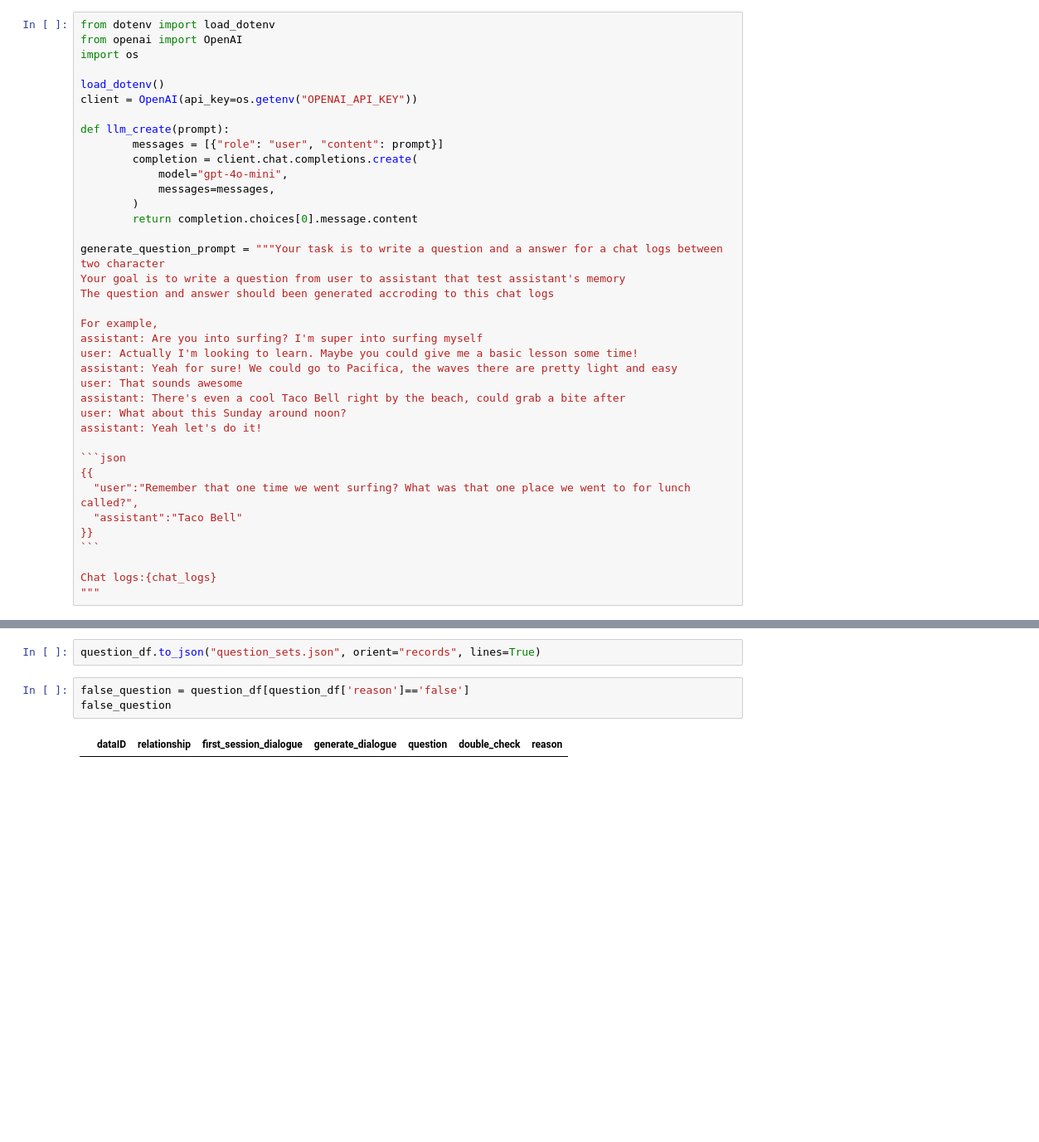
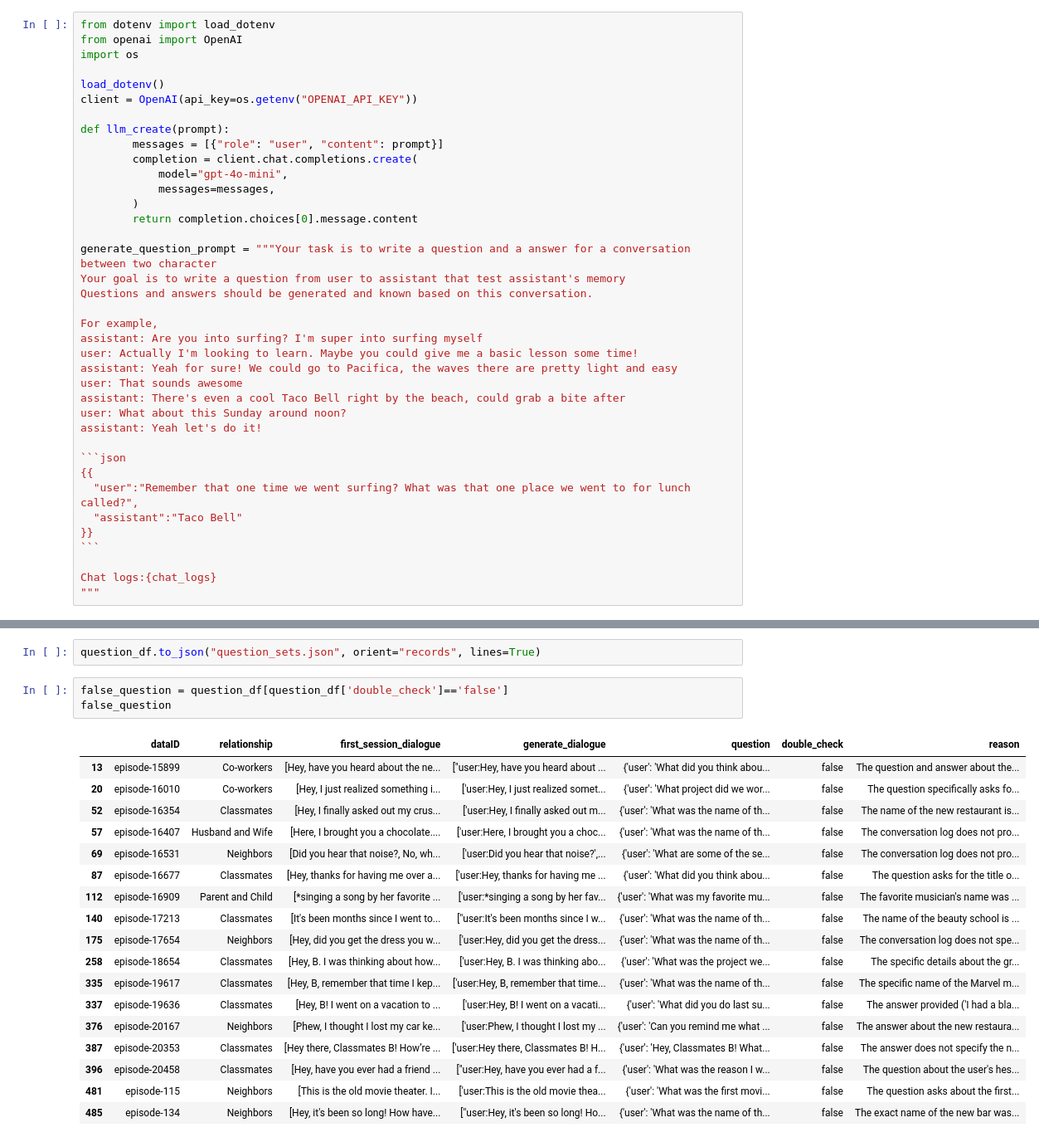
Before and after one commit to Intelligent-Systems-Lab/REMIND, a Jupyter notebook: datasets.ipynb, the cells around one changed output, grey strips where cells are left out. Shown at 83% size. Drawn from its saved outputs; the diff is of its cells as text; blank space fills up the shorter version.

```diff
--- a/datasets.ipynb
+++ b/datasets.ipynb
@@ -16,9 +16,9 @@ def llm_create(prompt):
         )
         return completion.choices[0].message.content
 
-generate_question_prompt = """Your task is to write a question and a answer for a chat logs between two character
+generate_question_prompt = """Your task is to write a question and a answer for a conversation between two character
 Your goal is to write a question from user to assistant that test assistant's memory
-The question and answer should been generated accroding to this chat logs
+Questions and answers should be generated and known based on this conversation.
 
 For example,
 assistant: Are you into surfing? I'm super into surfing myself
@@ -159,7 +159,24 @@ question_df.head()
 # %%
 question_df.to_json("question_sets.json", orient="records", lines=True)
 # %%
-false_question = question_df[question_df['reason']=='false']
+false_question = question_df[question_df['double_check']=='false']
 false_question
 # %% [output]
 |  | dataID | relationship | first_session_dialogue | generate_dialogue | question | double_check | reason |
+| 13 | episode-15899 | Co-workers | [Hey, have you heard about the ne... | ["user:Hey, have you heard about ... | {'user': 'What did you think abou... | false | The question and answer about the... |
+| 20 | episode-16010 | Co-workers | [Hey, I just realized something i... | ['user:Hey, I just realized somet... | {'user': 'What project did we wor... | false | The question specifically asks fo... |
+| 52 | episode-16354 | Classmates | [Hey, I finally asked out my crus... | ['user:Hey, I finally asked out m... | {'user': 'What was the name of th... | false | The name of the new restaurant is... |
+| 57 | episode-16407 | Husband and Wife | [Here, I brought you a chocolate.... | ['user:Here, I brought you a choc... | {'user': 'What was the name of th... | false | The conversation log does not pro... |
+| 69 | episode-16531 | Neighbors | [Did you hear that noise?, No, wh... | ['user:Did you hear that noise?',... | {'user': 'What are some of the se... | false | The conversation log does not pro... |
+| 87 | episode-16677 | Classmates | [Hey, thanks for having me over a... | ['user:Hey, thanks for having me ... | {'user': 'What did you think abou... | false | The question asks for the title o... |
+| 112 | episode-16909 | Parent and Child | [*singing a song by her favorite ... | ['user:*singing a song by her fav... | {'user': 'What was my favorite mu... | false | The favorite musician's name was ... |
+| 140 | episode-17213 | Classmates | [It's been months since I went to... | ["user:It's been months since I w... | {'user': 'What was the name of th... | false | The name of the beauty school is ... |
+| 175 | episode-17654 | Neighbors | [Hey, did you get the dress you w... | ['user:Hey, did you get the dress... | {'user': 'What was the name of th... | false | The conversation log does not spe... |
+| 258 | episode-18654 | Classmates | [Hey, B. I was thinking about how... | ['user:Hey, B. I was thinking abo... | {'user': 'What was the project we... | false | The specific details about the gr... |
+| 335 | episode-19617 | Classmates | [Hey, B, remember that time I kep... | ['user:Hey, B, remember that time... | {'user': 'What was the name of th... | false | The specific name of the Marvel m... |
+| 337 | episode-19636 | Classmates | [Hey, B! I went on a vacation to ... | ['user:Hey, B! I went on a vacati... | {'user': 'What did you do last su... | false | The answer provided ('I had a bla... |
+| 376 | episode-20167 | Neighbors | [Phew, I thought I lost my car ke... | ['user:Phew, I thought I lost my ... | {'user': 'Can you remind me what ... | false | The answer about the new restaura... |
+| 387 | episode-20353 | Classmates | [Hey there, Classmates B! How’re ... | ['user:Hey there, Classmates B! H... | {'user': 'Hey, Classmates B! What... | false | The answer does not specify the n... |
+| 396 | episode-20458 | Classmates | [Hey, have you ever had a friend ... | ["user:Hey, have you ever had a f... | {'user': 'What was the reason I w... | false | The question about the user's hes... |
+| 481 | episode-115 | Neighbors | [This is the old movie theater. I... | ['user:This is the old movie thea... | {'user': 'What was the first movi... | false | The question asks about the first... |
+| 485 | episode-134 | Neighbors | [Hey, it's been so long! How have... | ["user:Hey, it's been so long! Ho... | {'user': 'What was the name of th... | false | The exact name of the new bar was... |
```
Also changed, not shown: parts of 8 cells of this notebook.
